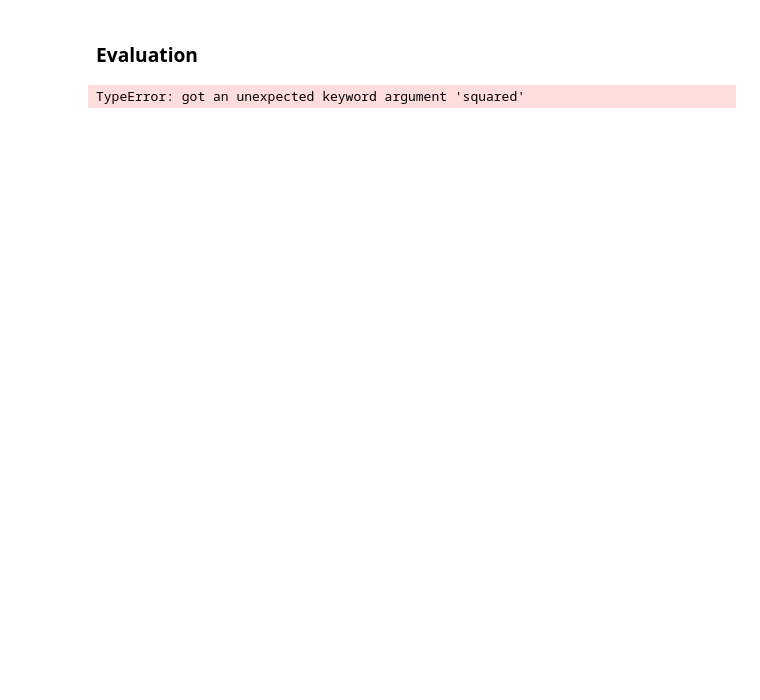
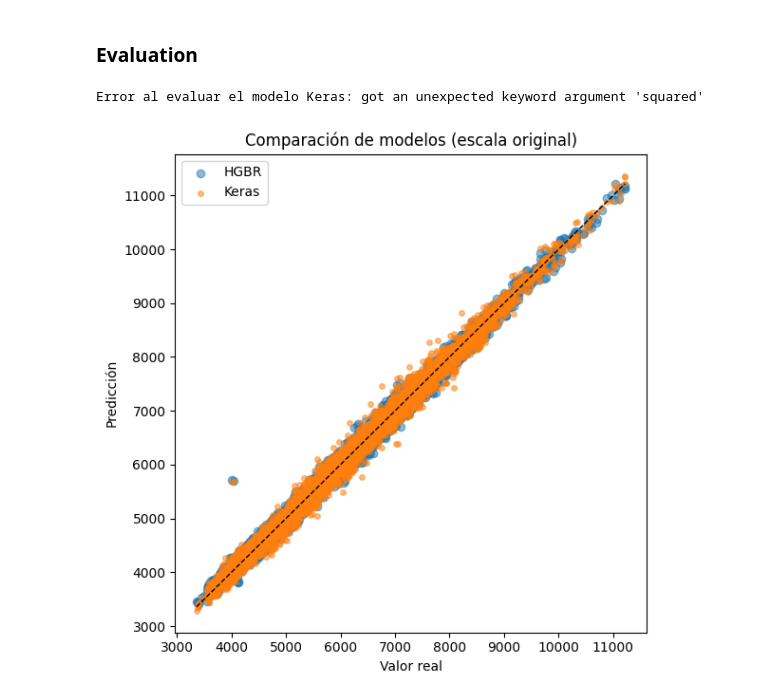
Before and after one commit to ricrubrom/STR, a Jupyter notebook: model.ipynb, the cells around one changed output. Saved outputs shown, nothing was run; the diff lists cells and outputs as text; code cells hidden in the pictures; blank space fills up the shorter version.

```diff
--- a/model.ipynb
+++ b/model.ipynb
@@ -109,7 +105,7 @@ Name: count, dtype: int64
 # %%
 from lib.normalization import normalize_data
 
-X_train, X_test, T_train, T_test = normalize_data(X, T)
+X_train, X_test, T_train, T_test, x_scaler, y_scaler = normalize_data(X, T, scaler_dir="models")
 # %% [markdown]
 ### Model
 # %%
@@ -207,55 +259,69 @@ Epoch 1000/1000
 # Baseline tabular model: Gradient Boosting (sklearn)
 from sklearn.experimental import enable_hist_gradient_boosting  # noqa: F401
 from sklearn.ensemble import HistGradientBoostingRegressor
 from sklearn.metrics import mean_absolute_error, mean_squared_error, r2_score
+from joblib import dump
 import numpy as np
+import os
 
-# Notar: X_train/X_test ya están escalados; HGBR no lo requiere, pero no afecta
+T_test_real = y_scaler.inverse_transform(T_test.reshape(-1, 1)).ravel()
+
 hgb = HistGradientBoostingRegressor(
     learning_rate=0.05,
     max_depth=None,
     max_iter=500,
     l2_regularization=0.0,
     early_stopping=True,
     validation_fraction=0.2,
     random_state=42,
 )
 
 hgb.fit(X_train, T_train)
 
-pred_hgb = hgb.predict(X_test)
-mae_hgb = mean_absolute_error(T_test, pred_hgb)
-rmse_hgb = mean_squared_error(T_test, pred_hgb, squared=False)
-r2_hgb = r2_score(T_test, pred_hgb)
+# Guardar modelo HGBR para uso posterior
+os.makedirs('models', exist_ok=True)
+dump(hgb, 'models/hgb_model.joblib')
 
-print(f"HGBR -> MAE: {mae_hgb:.3f} | RMSE: {rmse_hgb:.3f} | R2: {r2_hgb:.3f}")
+pred_hgb_scaled = hgb.predict(X_test)
+pred_hgb = y_scaler.inverse_transform(pred_hgb_scaled.reshape(-1, 1)).ravel()
+mae_hgb = mean_absolute_error(T_test_real, pred_hgb)
+# rmse_hgb = mean_squared_error(T_test_real, pred_hgb, squared=False)
+r2_hgb = r2_score(T_test_real, pred_hgb)
 
-# Comparación rápida con el modelo Keras (si existe en memoria)
-try:
-    pred_nn = model.predict(X_test, verbose=0).reshape(-1)
-    mae_nn = mean_absolute_error(T_test, pred_nn)
-    rmse_nn = mean_squared_error(T_test, pred_nn, squared=False)
-    r2_nn = r2_score(T_test, pred_nn)
-    print(f"Keras -> MAE: {mae_nn:.3f} | RMSE: {rmse_nn:.3f} | R2: {r2_nn:.3f}")
-except Exception as e:
-    print("No se pudo evaluar el modelo Keras en esta celda:", e)
+# print(f"HGBR -> MAE real: {mae_hgb:.3f} | RMSE real: {rmse_hgb:.3f} | R2 real: {r2_hgb:.3f}")
+
+# Comparación rápida con el mejor modelo Keras en memoria (preferir `best_model` si existe)
+keras_model = best_model if 'best_model' in globals() else (model if 'model' in globals() else None)
+
+if keras_model is not None:
+    try:
+        pred_nn_scaled = keras_model.predict(X_test, verbose=0).reshape(-1)
+        pred_nn = y_scaler.inverse_transform(pred_nn_scaled.reshape(-1, 1)).ravel()
+        mae_nn = mean_absolute_error(T_test_real, pred_nn)
+        rmse_nn = mean_squared_error(T_test_real, pred_nn, squared=False)
+        r2_nn = r2_score(T_test_real, pred_nn)
+        print(f"Keras -> MAE real: {mae_nn:.3f} | RMSE real: {rmse_nn:.3f} | R2 real: {r2_nn:.3f}")
+    except Exception as e:
+        print("Error al evaluar el modelo Keras:", e)
+else:
+    print("No hay modelo Keras en memoria para comparar.")
 
 # Plot comparativo
 import matplotlib.pyplot as plt
 plt.figure(figsize=(6,6))
-plt.scatter(T_test, pred_hgb, alpha=0.5, label='HGBR')
-try:
-    plt.scatter(T_test, pred_nn, alpha=0.5, label='Keras', s=16)
-except:
-    pass
-plt.plot([min(T_test), max(T_test)], [min(T_test), max(T_test)], 'k--', lw=1)
+plt.scatter(T_test_real, pred_hgb, alpha=0.5, label='HGBR')
+if 'pred_nn' in locals():
+    plt.scatter(T_test_real, pred_nn, alpha=0.5, label='Keras', s=16)
+minv, maxv = np.min(T_test_real), np.max(T_test_real)
+plt.plot([minv, maxv], [minv, maxv], 'k--', lw=1)
 plt.xlabel('Valor real')
 plt.ylabel('Predicción')
-plt.title('Comparación de modelos')
+plt.title('Comparación de modelos (escala original)')
 plt.legend()
 plt.tight_layout()
 plt.show()
 # %% [output]
-TypeError: got an unexpected keyword argument 'squared'
+Error al evaluar el modelo Keras: got an unexpected keyword argument 'squared'
+[figure, added]
 # %%
 pred_scaled = model.predict(X_test)
```
Also changed, not shown: parts of 5 cells of this notebook, 7 other files.
